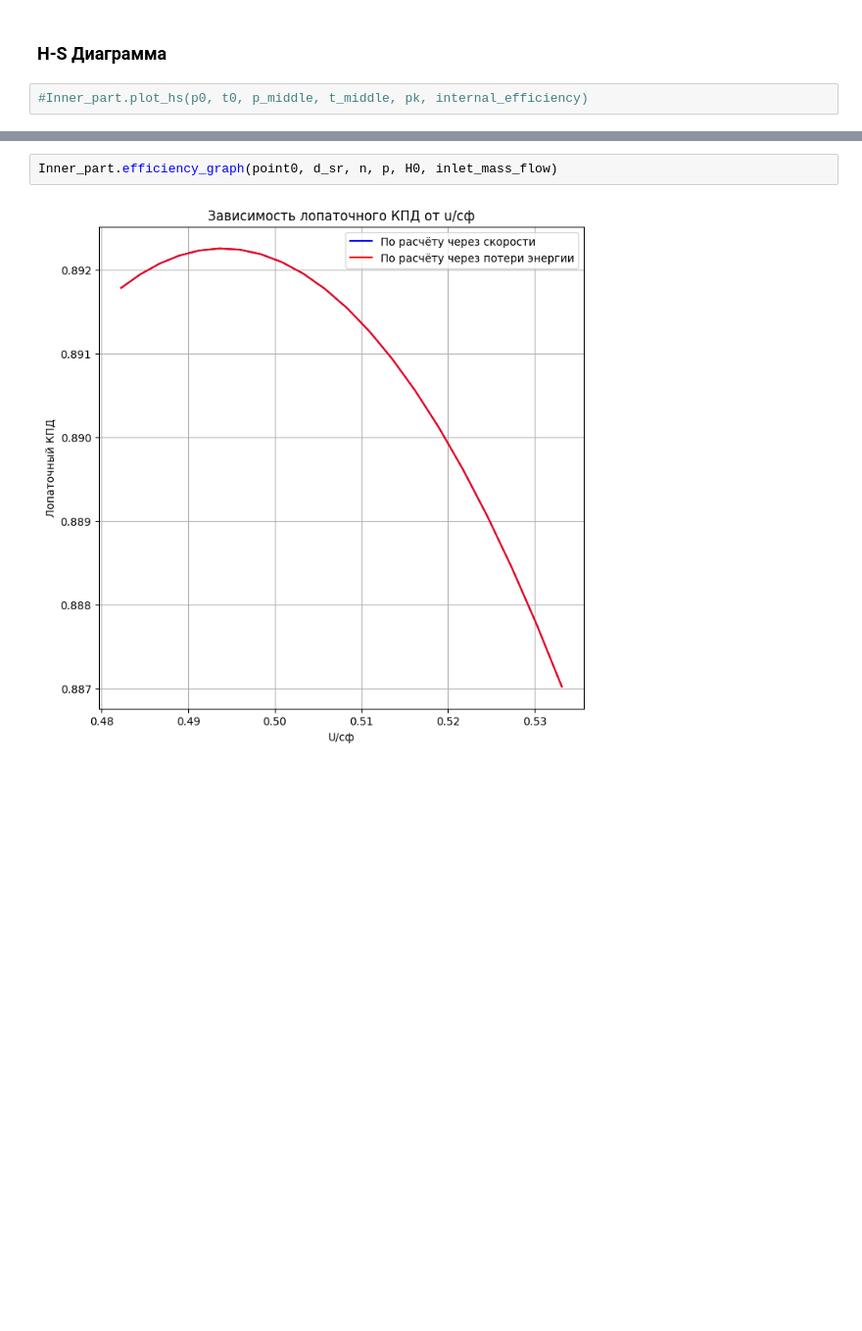
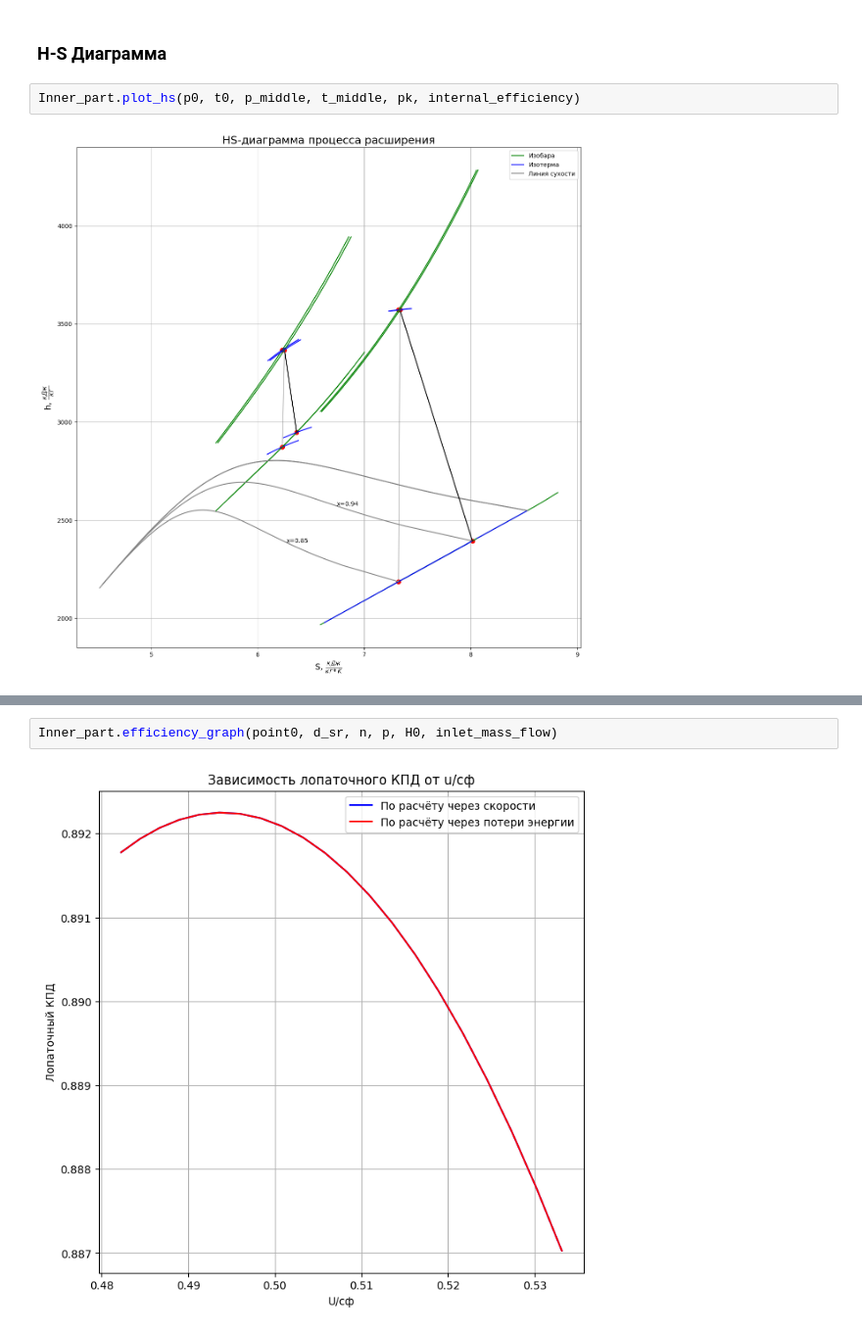
Before and after one commit to BonadykovNM/PythonTurbine, a Jupyter notebook: Курсач/Сoursework.ipynb, the cells around one changed output, grey strips where cells are left out. Shown: that part at 98% size. Saved outputs shown, nothing was run; the diff lists cells and outputs as text; blank space fills up the shorter version.

```diff
--- a/Курсач/Сoursework.ipynb
+++ b/Курсач/Сoursework.ipynb
@@ -119,4 +119,6 @@ Inner_part.tab_flow(p0, t0, p_middle, t_middle, pk, p_feed_water, t_feed_water,
 # %% [markdown]
 ### H-S Диаграмма
 # %%
-#Inner_part.plot_hs(p0, t0, p_middle, t_middle, pk, internal_efficiency)
+Inner_part.plot_hs(p0, t0, p_middle, t_middle, pk, internal_efficiency)
+# %% [output]
+[figure, added]
```
Also changed, not shown: parts of 15 cells of this notebook, 1 other file.
